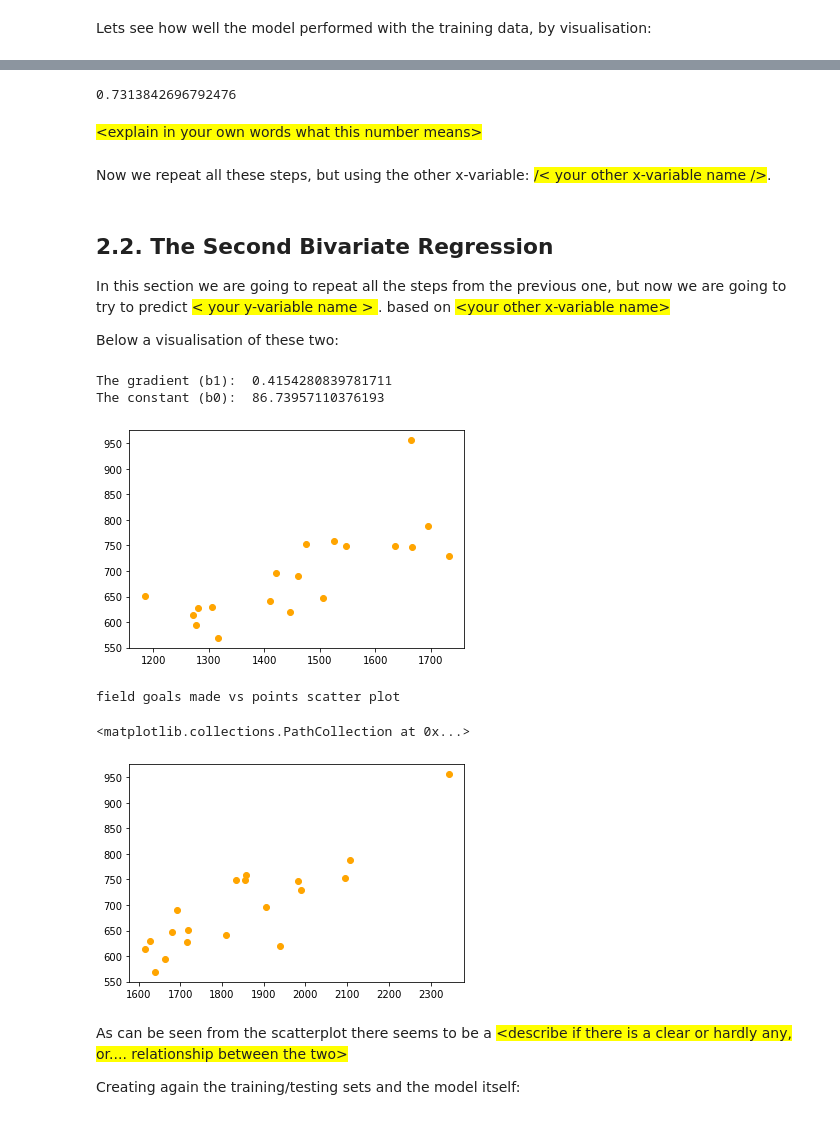
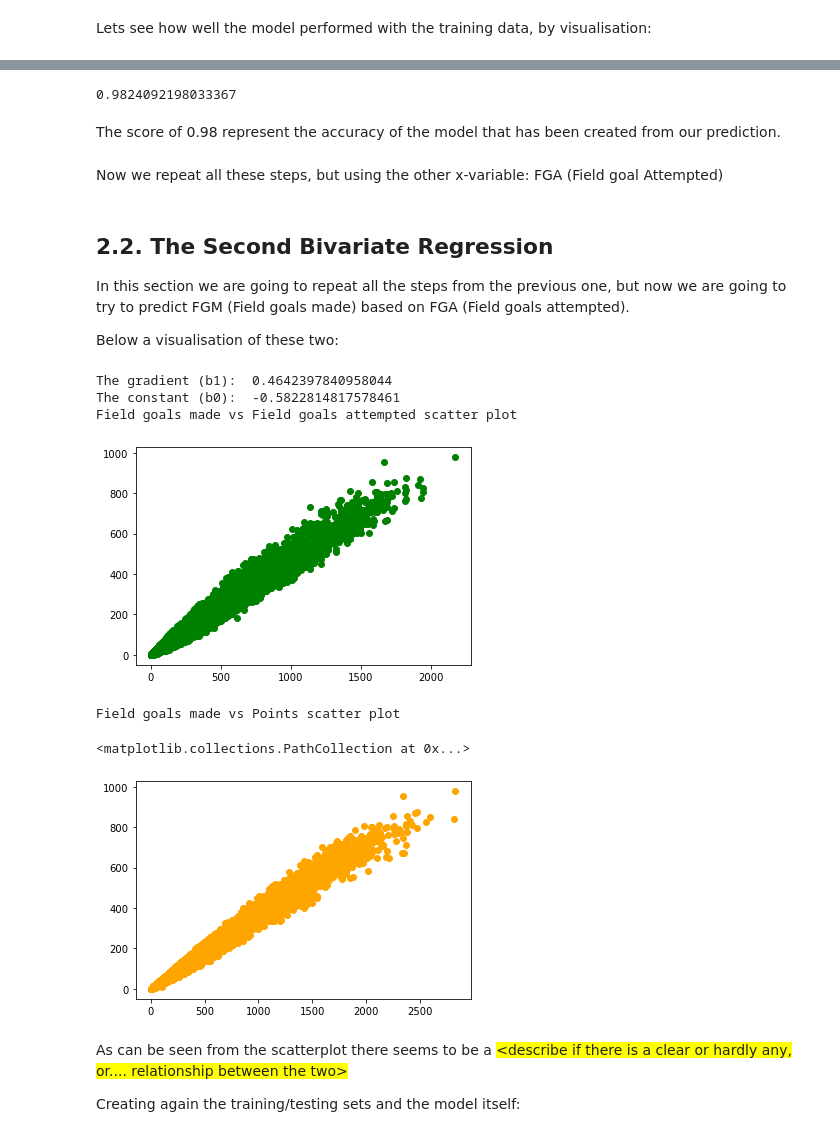
Before and after one commit to stephenpangga/Data-mining-and-statistics, a Jupyter notebook: Week 4/try-assignment/DMS - S4 - Assignment 1 - Template - clean.ipynb, the cells around one changed output, grey strips where cells are left out. Drawn from its saved outputs; the diff is of its cells as text; code cells hidden in the pictures.

```diff
--- a/Week 4/try-assignment/DMS - S4 - Assignment 1 - Template - clean.ipynb
+++ b/Week 4/try-assignment/DMS - S4 - Assignment 1 - Template - clean.ipynb
@@ -85,7 +85,7 @@ seaborn already installed, only imported
 We are going to use the datafile Basketball_season_1999-2000.csv</span>. This contains data from the 1999-2000 Basketball season player data</span>.
 # %%
 #enter the code to load the data
-basketBallData = pd.read_csv('NBA-data.csv')
+basketBallData = pd.read_csv('players_stats_by_season_full_details.csv')
 # %% [markdown]
 Here's a quick look at the data:
 # %%
@@ -214,49 +218,54 @@ We can also check how well our model worked by using the testing data:
 #code to show the accuracy score
 myModel.score(x_test, y_test)
 # %% [output]
-0.7313842696792476
+0.9824092198033367
-# %% [markdown]
-<span style='background:yellow'>\<explain in your own words what this number means></span>
+# %% [markdown]
+The score of 0.98 represent the accuracy of the model that has been created from our prediction.
 # %% [markdown]
-Now we repeat all these steps, but using the other x-variable: <span style='background:yellow'>/< your other x-variable name /></span>.
+Now we repeat all these steps, but using the other x-variable: FGA (Field goal Attempted)
 # %% [markdown]
 ## 2.2. The Second Bivariate Regression
 
-In this section we are going to repeat all the steps from the previous one, but now we are going to try to predict <span style='background:yellow'> < your y-variable name > </span>. based on <span style='background:yellow'> <your other x-variable name\>  </span>
+In this section we are going to repeat all the steps from the previous one, but now we are going to try to predict FGM (Field goals made) based on FGA (Field goals attempted).
 
 Below a visualisation of these two:
 # %%
 #enter code to show scatterplot
 
 field_goal_madeY = basketBallData["FGM"].to_numpy()
-field_goal_assistX = basketBallData["FGA"].to_numpy()
+field_goal_attemptedX = basketBallData["FGA"].to_numpy()
 
-sx2 = field_goal_assistX.var()
-mxy = np.array(field_goal_madeY*field_goal_assistX).mean()
-b1=(mxy-field_goal_assistX.mean()*field_goal_madeY.mean())/sx2
+sx2 = field_goal_attemptedX.var()
+mxy = np.array(field_goal_madeY*field_goal_attemptedX).mean()
+b1=(mxy-field_goal_attemptedX.mean()*field_goal_madeY.mean())/sx2
 print("The gradient (b1): ", b1)
 
-b0=field_goal_madeY.mean()-b1*field_goal_assistX.mean()
+b0=field_goal_madeY.mean()-b1*field_goal_attemptedX.mean()
 print("The constant (b0): ",b0)
 
 # #Prediction
-myPrediction = b0 + b1*field_goal_assistX
+myPrediction = b0 + b1*field_goal_attemptedX
 
-plt.scatter(field_goal_assistX,field_goal_madeY, color='Orange')
+print('Field goals made vs Field goals attempted scatter plot')
+
+plt.figure(figsize=(15,15))
+
+plt.scatter(field_goal_attemptedX,field_goal_madeY, color='Green')
 
 plt.show()
 
 
-print('field goals made vs points scatter plot')
+print('Field goals made vs Points scatter plot')
 
 plt.scatter(x_points, field_goal_madeY, color='Orange')
 # %% [output]
-The gradient (b1):  0.4154280839781711
-The constant (b0):  86.73957110376193
+The gradient (b1):  0.4642397840958044
+The constant (b0):  -0.5822814817578461
+Field goals made vs Field goals attempted scatter plot
-[figure, old version]
+[figure, new version]
-field goals made vs points scatter plot
+Field goals made vs Points scatter plot
 <matplotlib.collections.PathCollection at 0x...>
-[figure, old version]
+[figure, new version]
 # %% [markdown]
 As can be seen from the scatterplot there seems to be a <span style='background:yellow'>\<describe if there is a clear or hardly any, or.... relationship between the two\></span>
 
```
Also changed, not shown: parts of 17 cells of this notebook.
